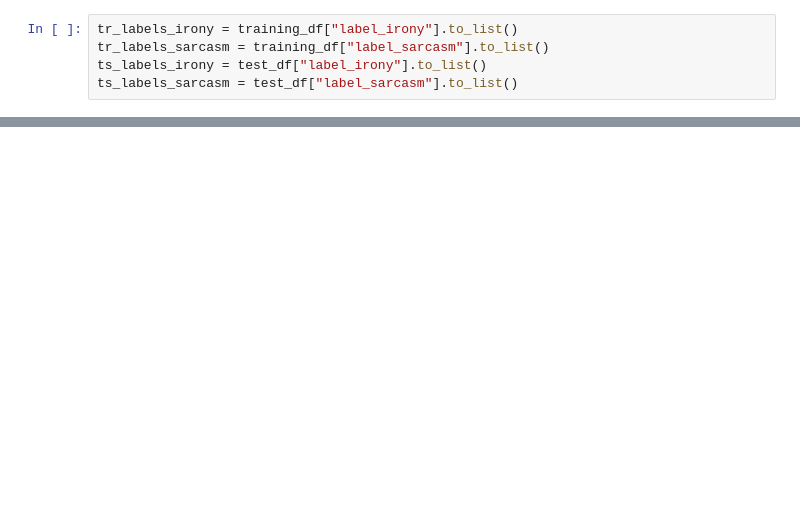
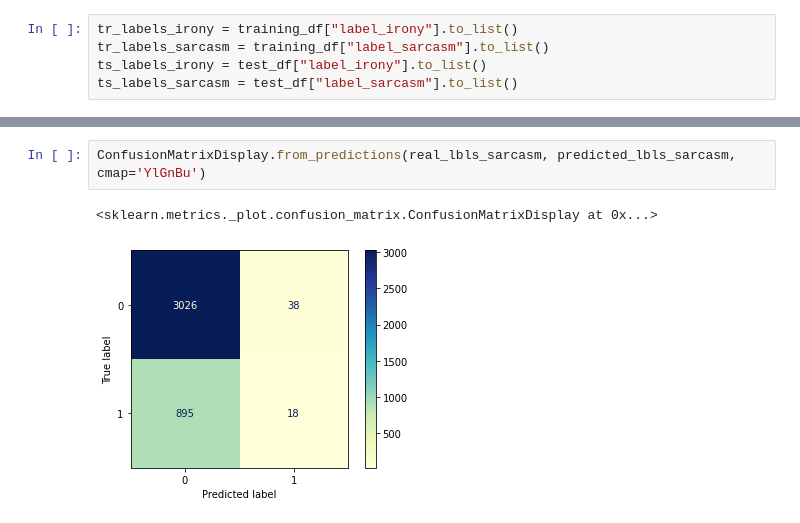
Before and after one commit to alicebergonzini/LCII_project, a Jupyter notebook: 1_svmUD/project.ipynb, the cells around one changed output, grey strips where cells are left out. Saved outputs shown, nothing was run; the diff lists cells and outputs as text; blank space fills up the shorter version.

```diff
--- a/1_svmUD/project.ipynb
+++ b/1_svmUD/project.ipynb
@@ -107,0 +320,5 @@ ts_labels_sarcasm = test_df["label_sarcasm"].to_list()
+# %%
+ConfusionMatrixDisplay.from_predictions(real_lbls_sarcasm, predicted_lbls_sarcasm, cmap='YlGnBu')
+# %% [output]
+<sklearn.metrics._plot.confusion_matrix.ConfusionMatrixDisplay at 0x...>
+[figure, added]
```
Also changed, not shown: parts of 27 cells of this notebook.
